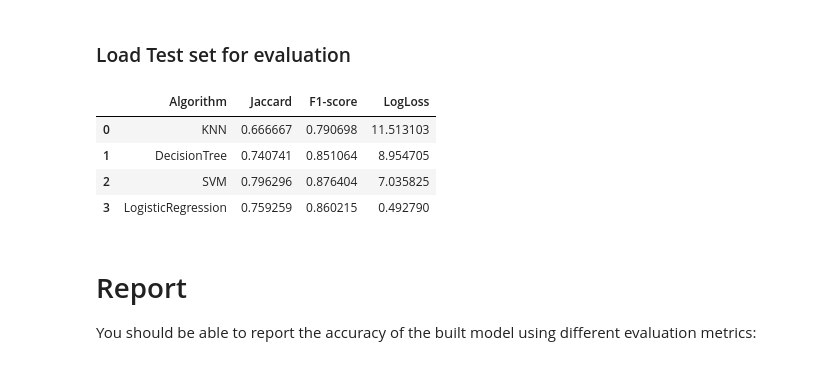
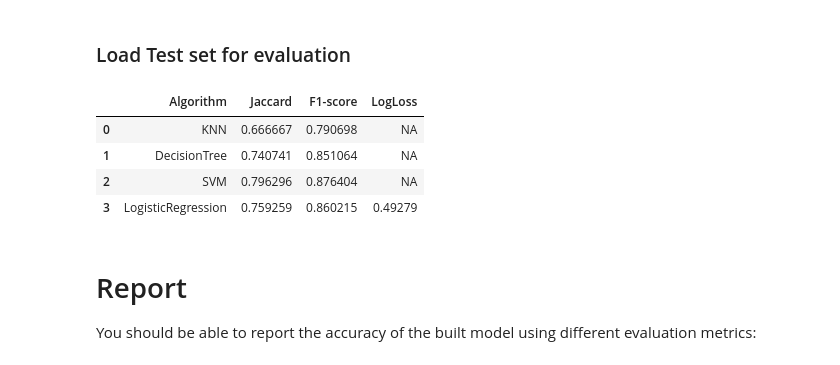
Before and after one commit to amboussetta/AIeng.coursera, a Jupyter notebook: MLwithPython_nb.ipynb, the cells around one changed output. Drawn from its saved outputs; the diff is of its cells as text; code cells hidden in the pictures.

```diff
--- a/MLwithPython_nb.ipynb
+++ b/MLwithPython_nb.ipynb
@@ -422,17 +422,17 @@ y_logr_prob = LR.predict_proba(X_test2)
 # %%
 data = {'Algorithm':  ['KNN', 'DecisionTree', 'SVM', 'LogisticRegression'],
         'Jaccard': [jaccard_similarity_score(y_knn,y_test2), jaccard_similarity_score(y_dt,y_test2), jaccard_similarity_score(y_svm,y_test2), jaccard_similarity_score(y_logr,y_test2)],
           'F1-score': [f1_score(y_knn,y_test2), f1_score(y_dt,y_test2), f1_score(y_svm,y_test2), f1_score(y_logr,y_test2)],
-          'LogLoss': [log_loss(y_test2,y_knn), log_loss(y_test2,y_dt), log_loss(y_test2,y_svm), log_loss(y_test2,y_logr_prob)]
+          'LogLoss': ['NA', 'NA', 'NA', log_loss(y_test2,y_logr_prob)]
         }
 report = pd.DataFrame (data, columns = ['Algorithm','Jaccard', 'F1-score','LogLoss' ])
 report
 # %% [output]
 |  | Algorithm | Jaccard | F1-score | LogLoss |
-| 0 | KNN | 0.666667 | 0.790698 | 11.513103 |
-| 1 | DecisionTree | 0.740741 | 0.851064 | 8.954705 |
-| 2 | SVM | 0.796296 | 0.876404 | 7.035825 |
-| 3 | LogisticRegression | 0.759259 | 0.860215 | 0.492790 |
+| 0 | KNN | 0.666667 | 0.790698 | NA |
+| 1 | DecisionTree | 0.740741 | 0.851064 | NA |
+| 2 | SVM | 0.796296 | 0.876404 | NA |
+| 3 | LogisticRegression | 0.759259 | 0.860215 | 0.49279 |
 # %% [markdown]
 # Report
 You should be able to report the accuracy of the built model using different evaluation metrics:
```
